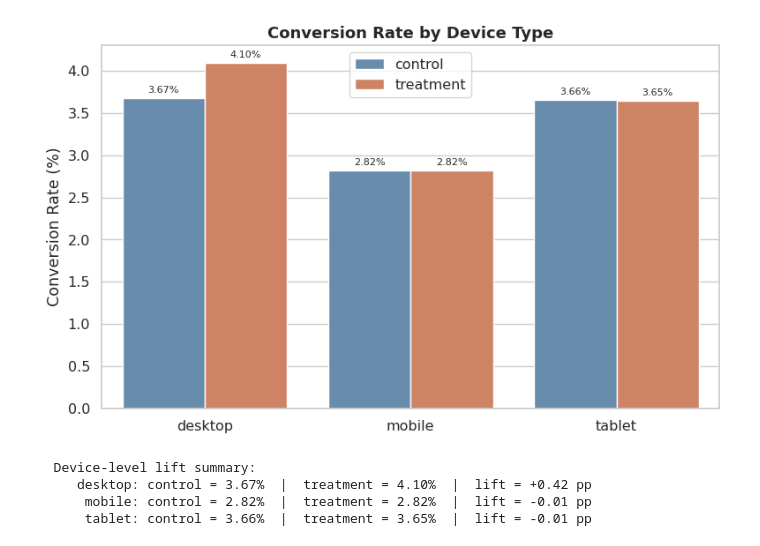
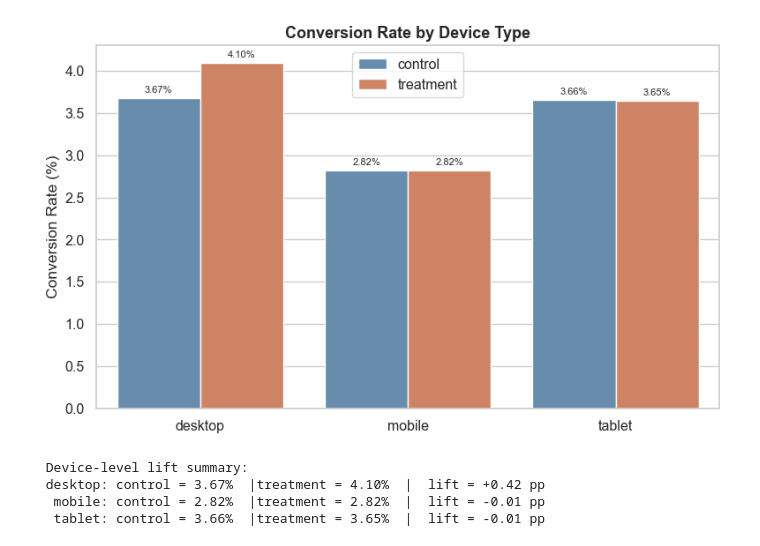
Before and after one commit to jmarbis1703/ab-test-checkout-redesign, a Jupyter notebook: notebooks/ab_test_checkout_novelty_effect.ipynb, the cells around one changed output. Cells and saved outputs as stored; diff of their text form; code cells hidden in the pictures.

```diff
--- a/notebooks/ab_test_checkout_novelty_effect.ipynb
+++ b/notebooks/ab_test_checkout_novelty_effect.ipynb
@@ -264,33 +263,33 @@ Device type is a major confound in e-commerce. Desktop users typically convert a
 # %%
-# ── 2.3 Conversion Rate by Device ────────────────────────────────────────────
+# Conversion Rate by Device
 device_metrics = (df.groupby(["device", "group"])["converted"]
                   .mean().reset_index())
 device_metrics["cvr_pct"] = device_metrics["converted"] * 100
 
-fig, ax = plt.subplots(figsize=(8, 5))
+plt.figure(figsize=(8, 5))
+
 sns.barplot(data=device_metrics, x="device", y="cvr_pct", hue="group",
-            palette=PALETTE, ax=ax)
-ax.set_title("Conversion Rate by Device Type", fontsize=13, fontweight="bold")
-ax.set_ylabel("Conversion Rate (%)")
-ax.set_xlabel("")
+            palette=PALETTE)
+plt.title("Conversion Rate by Device Type", fontsize=13, fontweight="bold")
+plt.ylabel("Conversion Rate (%)")
+plt.xlabel("")
 
-for container in ax.containers:
-    ax.bar_label(container, fmt="%.2f%%", fontsize=8, padding=3)
+for container in plt.gca().containers:
+    plt.gca().bar_label(container, fmt="%.2f%%", fontsize=8, padding=3)
 
-ax.legend(title="")
+plt.legend(title="")
 plt.tight_layout()
 plt.show()
 
-# Print underlying numbers
-print("\n  Device-level lift summary:")
+print("\n Device-level lift summary:")
 pivot = device_metrics.pivot(index="device", columns="group", values="cvr_pct")
 pivot["lift_pp"] = pivot["treatment"] - pivot["control"]
 for dev, row in pivot.iterrows():
-    print(f"    {dev:>8}: control = {row['control']:.2f}%  |  "
+    print(f"{dev:>8}: control = {row['control']:.2f}%  |"
           f"treatment = {row['treatment']:.2f}%  |  lift = {row['lift_pp']:+.2f} pp")
 # %% [output]
-[figure, old version]
+[figure, new version]
-  Device-level lift summary:
-     desktop: control = 3.67%  |  treatment = 4.10%  |  lift = +0.42 pp
-      mobile: control = 2.82%  |  treatment = 2.82%  |  lift = -0.01 pp
-      tablet: control = 3.66%  |  treatment = 3.65%  |  lift = -0.01 pp
+ Device-level lift summary:
+ desktop: control = 3.67%  |treatment = 4.10%  |  lift = +0.42 pp
+  mobile: control = 2.82%  |treatment = 2.82%  |  lift = -0.01 pp
+  tablet: control = 3.66%  |treatment = 3.65%  |  lift = -0.01 pp
```
Also changed, not shown: parts of 47 cells of this notebook, 6 other files.
